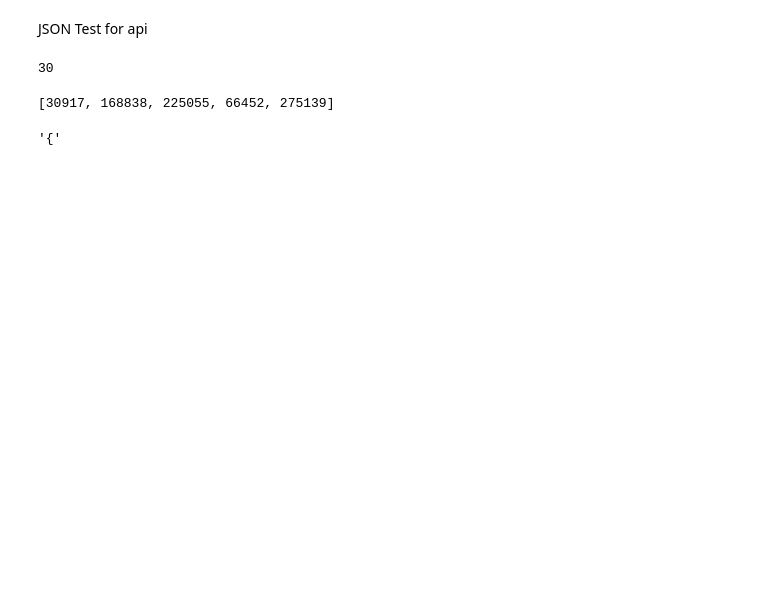
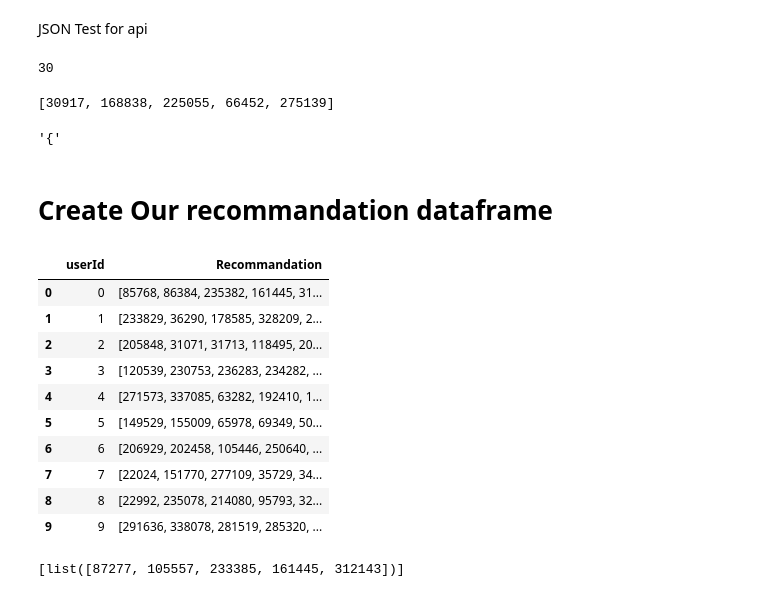
Before and after one commit to Sycarios/Projet9, a Jupyter notebook: jupiter/recommandation.ipynb, the cells around one changed output. Saved outputs shown, nothing was run; the diff lists cells and outputs as text; code cells hidden in the pictures; blank space fills up the shorter version.

```diff
--- a/jupiter/recommandation.ipynb
+++ b/jupiter/recommandation.ipynb
@@ -521,3 +508,29 @@ reco_base(user_id)
 x[0]
 # %% [output]
 '{'
+# %% [markdown]
+# Create Our recommandation dataframe
+# %%
+data = []
+for i in range (0,10): #We will only make a sample, cause of time needed
+    rec=reco_base(i)
+    data.append([i,rec])
+df_reco = pd.DataFrame(data, columns=["userId","Recommandation"])
+# %%
+df_reco
+# %% [output]
+|  | userId | Recommandation |
+| 0 | 0 | [85768, 86384, 235382, 161445, 31... |
+| 1 | 1 | [233829, 36290, 178585, 328209, 2... |
+| 2 | 2 | [205848, 31071, 31713, 118495, 20... |
+| 3 | 3 | [120539, 230753, 236283, 234282, ... |
+| 4 | 4 | [271573, 337085, 63282, 192410, 1... |
+| 5 | 5 | [149529, 155009, 65978, 69349, 50... |
+| 6 | 6 | [206929, 202458, 105446, 250640, ... |
+| 7 | 7 | [22024, 151770, 277109, 35729, 34... |
+| 8 | 8 | [22992, 235078, 214080, 95793, 32... |
+| 9 | 9 | [291636, 338078, 281519, 285320, ... |
+# %%
+print(df_reco[df_reco.userId==0]["Recommandation"].values)
+# %% [output]
+[list([87277, 105557, 233385, 161445, 312143])]
```
Also changed, not shown: parts of 12 cells of this notebook, 1 other file.
